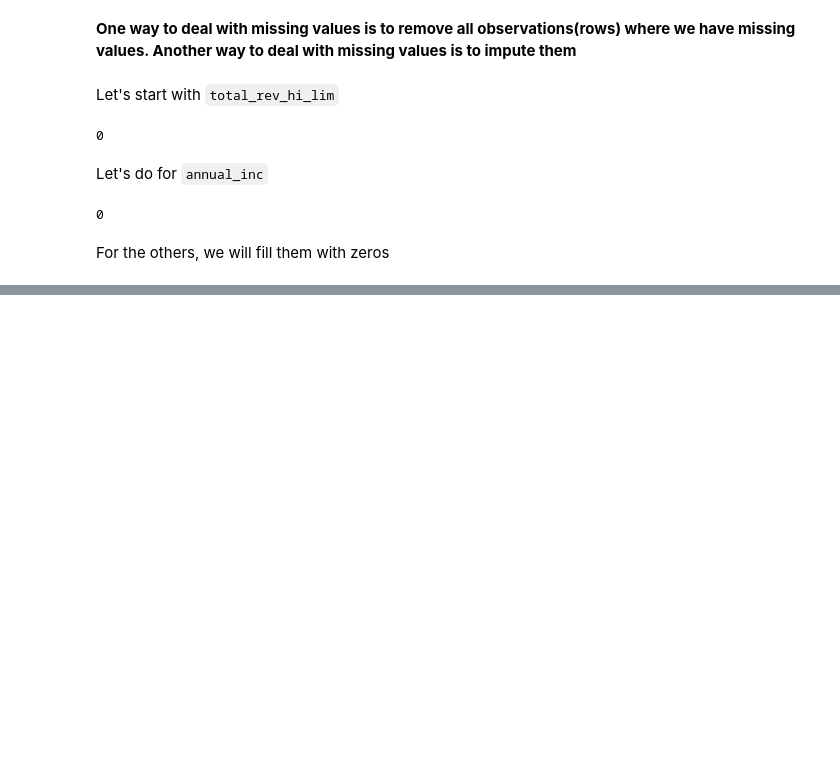
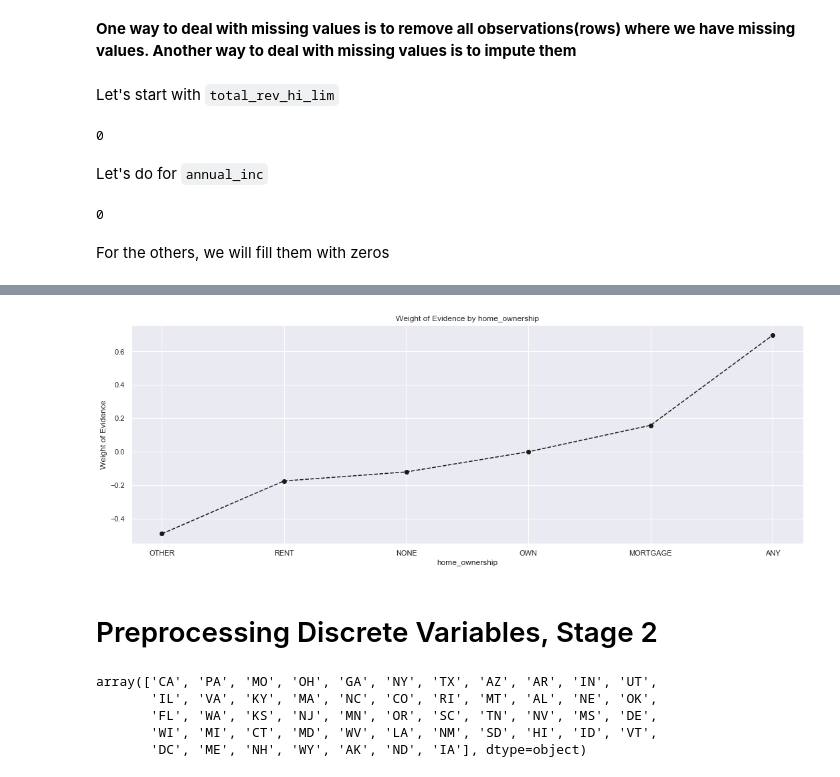
Before and after one commit to fw9228/Capstone-2-Project, a Jupyter notebook: Capstone 2 Project Credit Risk Modeling.ipynb, the cells around one changed output, grey strips where cells are left out. Drawn from its saved outputs; the diff is of its cells as text; code cells hidden in the pictures; blank space fills up the shorter version.

```diff
--- a/Capstone 2 Project Credit Risk Modeling.ipynb
+++ b/Capstone 2 Project Credit Risk Modeling.ipynb
@@ -430,0 +638,5 @@ loan_data['emp_length_int'].fillna(0, inplace=True)
+# %%
+#home_ownership variable
+#Executing our previous WOE function
+df_temp1 = woe_discrete(df_inputs_prepr, 'home_ownership', df_targets_prepr)
+df_temp1
@@ -430,0 +651,5 @@ loan_data['emp_length_int'].fillna(0, inplace=True)
+# %%
+#Plotting the weight of evidence (woe) values by excuting the plot function we created previously.
+plot_by_woe(df_temp1)
+# %% [output]
+[figure, added]
@@ -430,0 +664,11 @@ loan_data['emp_length_int'].fillna(0, inplace=True)
+# %% [markdown]
+# Preprocessing Discrete Variables, Stage 2
+# %%
+#Unique caterogies in the addr_state variable
+df_inputs_prepr['addr_state'].unique()
+# %% [output]
+array(['CA', 'PA', 'MO', 'OH', 'GA', 'NY', 'TX', 'AZ', 'AR', 'IN', 'UT',
+       'IL', 'VA', 'KY', 'MA', 'NC', 'CO', 'RI', 'MT', 'AL', 'NE', 'OK',
+       'FL', 'WA', 'KS', 'NJ', 'MN', 'OR', 'SC', 'TN', 'NV', 'MS', 'DE',
+       'WI', 'MI', 'CT', 'MD', 'WV', 'LA', 'NM', 'SD', 'HI', 'ID', 'VT',
+       'DC', 'ME', 'NH', 'WY', 'AK', 'ND', 'IA'], dtype=object)
```
Also changed, not shown: parts of 109 cells of this notebook.
